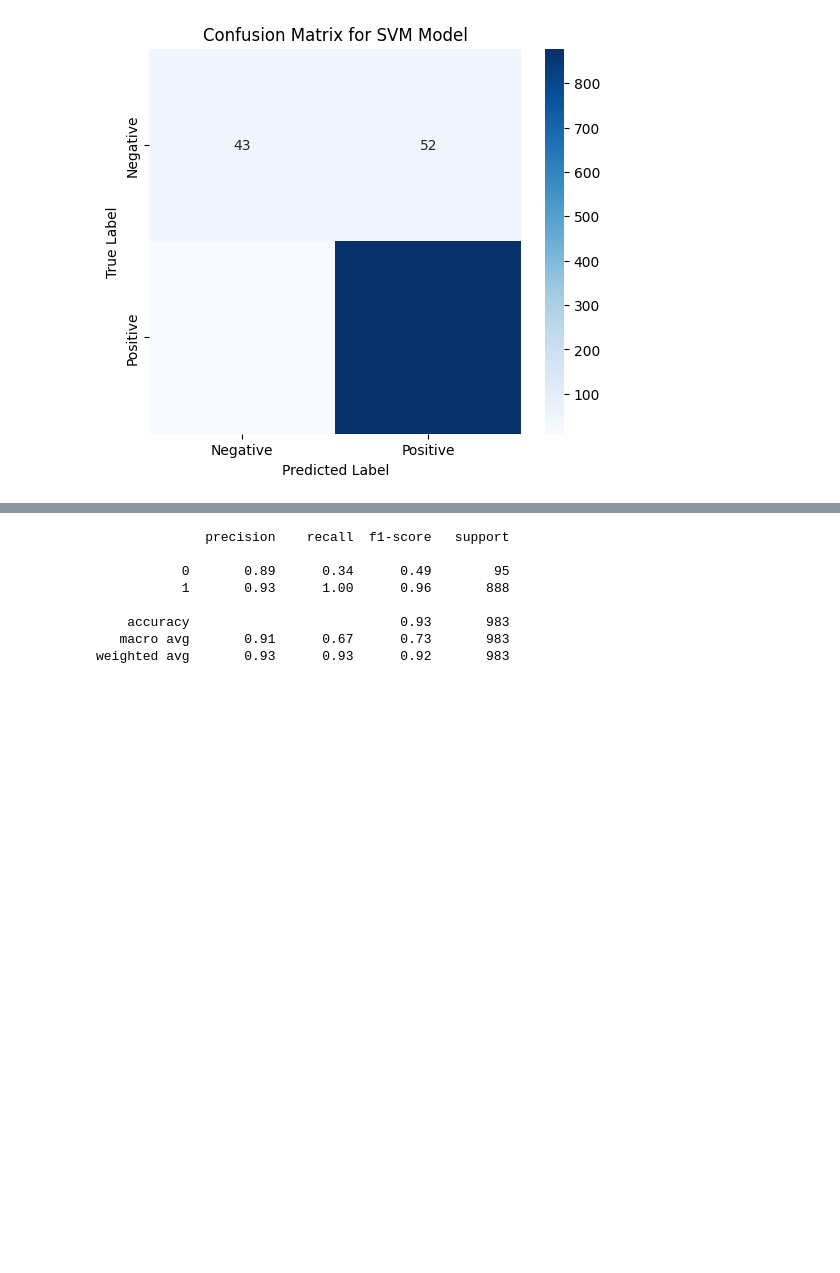
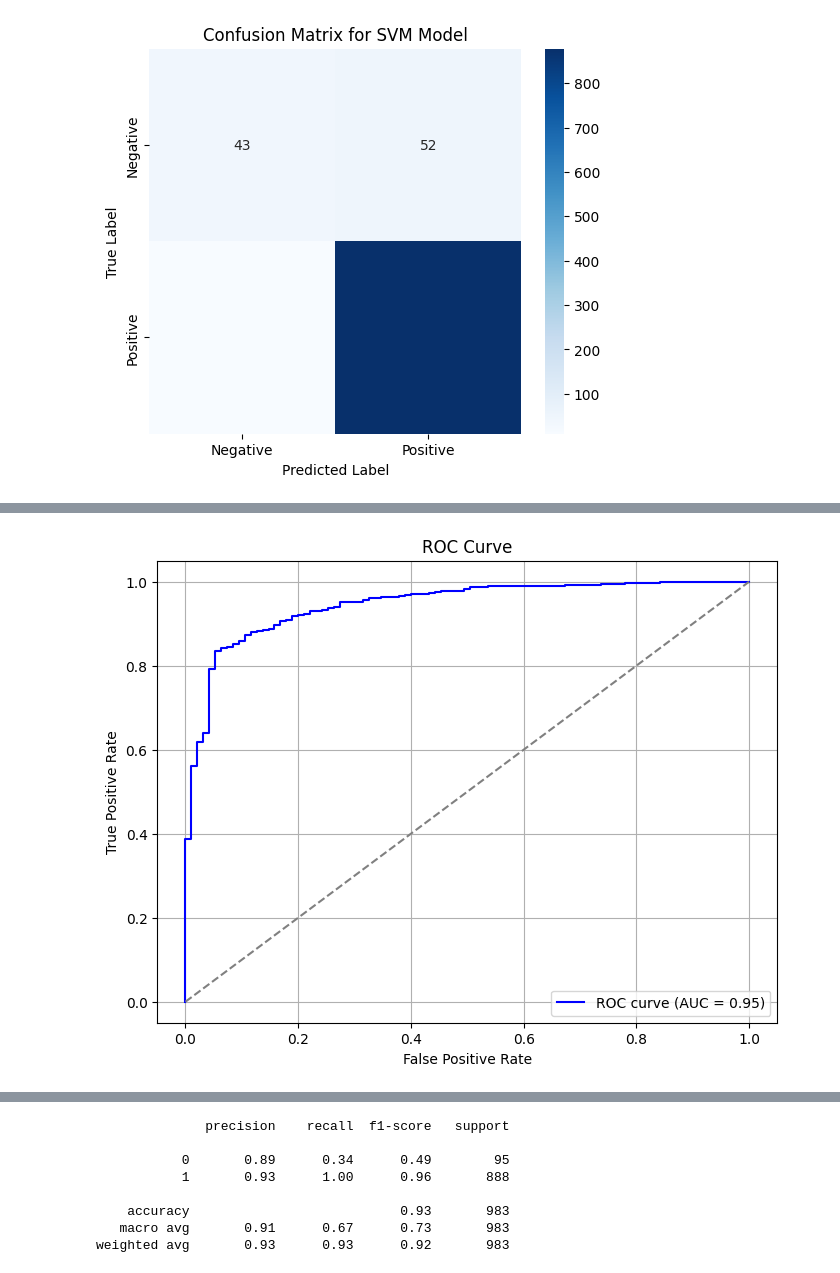
Before and after one commit to mahnazmohammadzamani/Text-mining-project, a Jupyter notebook: Text mining project_mahmo599.ipynb, the cells around one changed output, grey strips where cells are left out. Saved outputs shown, nothing was run; the diff lists cells and outputs as text; code cells hidden in the pictures; blank space fills up the shorter version.

```diff
--- a/Text mining project_mahmo599.ipynb
+++ b/Text mining project_mahmo599.ipynb
@@ -297,0 +261,19 @@ weighted avg       0.94      0.93      0.93       983
+# %%
+from imblearn.over_sampling import SMOTE
+
+smote = SMOTE(random_state=42)
+X_resampled, y_resampled = smote.fit_resample(X_train, y_train)
+# Define models (Logistic Regression,Naïve Bayes and SVM)
+models = {
+    "Logistic Regression": LogisticRegression(class_weight='balanced'),
+    "Naïve Bayes": MultinomialNB(),
+    "SVM": SVC(kernel="linear",class_weight='balanced',probability=True)
+}
+
+# Train and Evaluate Models
+for model_name, model in models.items():
+    model.fit(X_resampled, y_resampled)
+    y_pred = model.predict(X_test)
+    #Print the performance of each model
+    print(f"\n{model_name} Performance:")
+    print(classification_report(y_test, y_pred))
@@ -297,0 +298,23 @@ weighted avg       0.94      0.93      0.93       983
+# %%
+from sklearn.metrics import roc_curve, auc
+import matplotlib.pyplot as plt
+
+# Get predicted probabilities
+y_probs = model.predict_proba(X_test)[:, 1]  # Probability of class 1
+
+# Compute ROC curve and ROC area
+fpr, tpr, _ = roc_curve(y_test, y_probs)
+roc_auc = auc(fpr, tpr)
+
+# Plot ROC Curve
+plt.figure(figsize=(8, 6))
+plt.plot(fpr, tpr, label=f"ROC curve (AUC = {roc_auc:.2f})", color="blue")
+plt.plot([0, 1], [0, 1], linestyle='--', color="gray")  # Diagonal line
+plt.xlabel("False Positive Rate")
+plt.ylabel("True Positive Rate")
+plt.title("ROC Curve")
+plt.legend(loc="lower right")
+plt.grid(True)
+plt.show()
+# %% [output]
+[figure, added]
```
Also changed, not shown: parts of 41 cells of this notebook.
